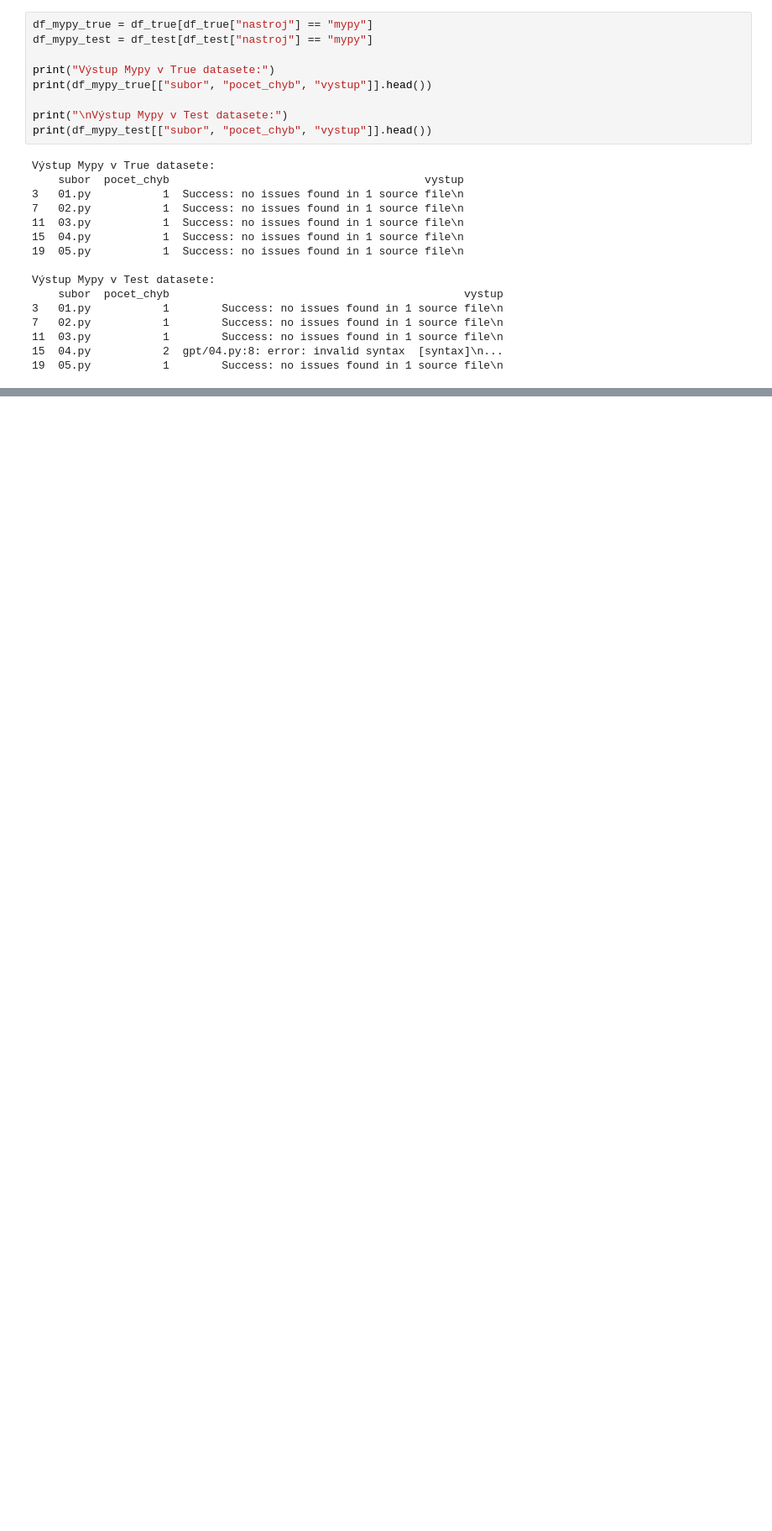
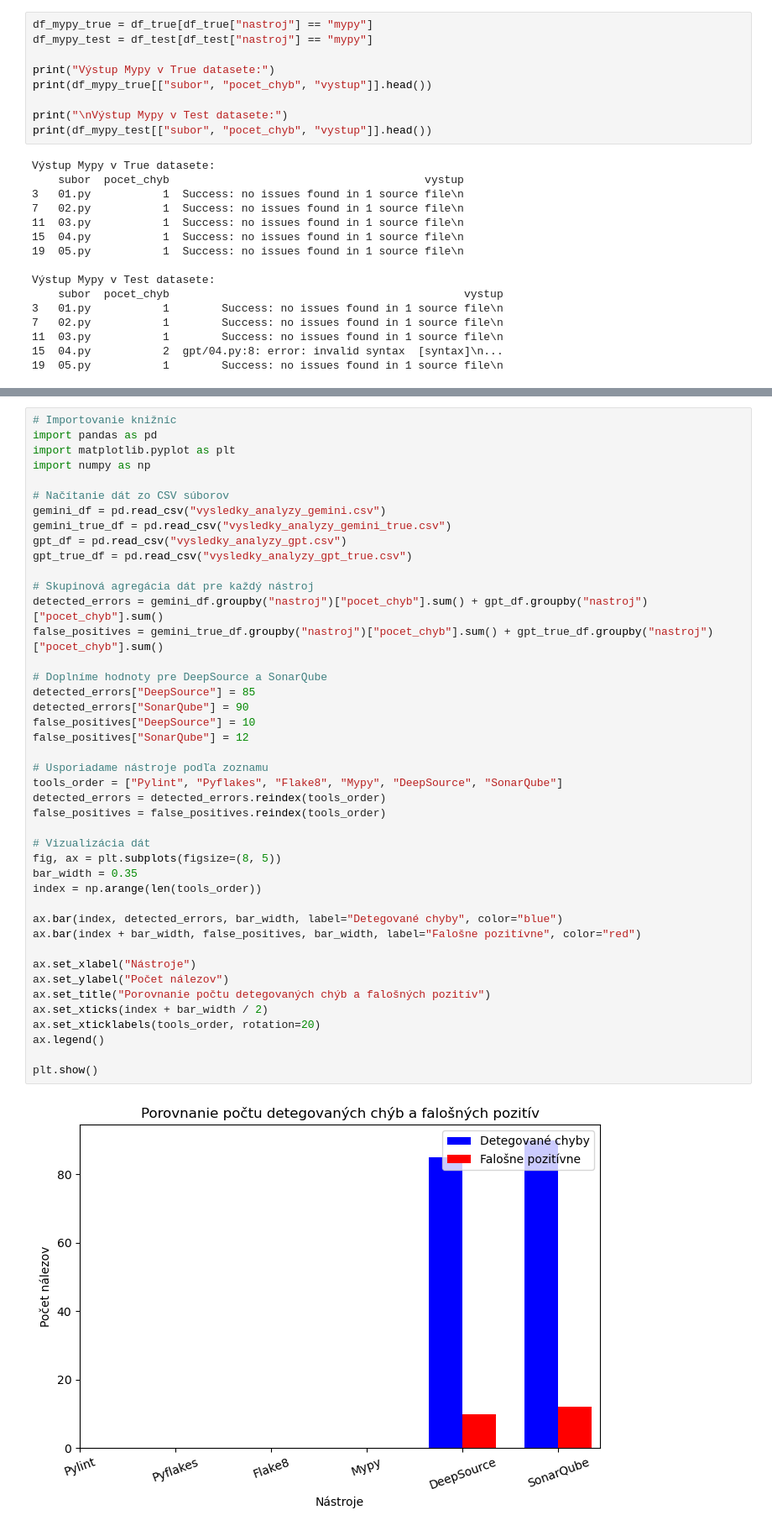
Before and after one commit to hudectomas/bc, a Jupyter notebook: notebooks/ZakladneNastroje.ipynb, the cells around one changed output, grey strips where cells are left out. Shown at 84% size. Drawn from its saved outputs; the diff is of its cells as text; blank space fills up the shorter version.

```diff
--- a/notebooks/ZakladneNastroje.ipynb
+++ b/notebooks/ZakladneNastroje.ipynb
@@ -147,0 +205,45 @@ Výstup Mypy v Test datasete:
+# %%
+# Importovanie knižníc
+import pandas as pd
+import matplotlib.pyplot as plt
+import numpy as np
+
+# Načítanie dát zo CSV súborov
+gemini_df = pd.read_csv("vysledky_analyzy_gemini.csv")
+gemini_true_df = pd.read_csv("vysledky_analyzy_gemini_true.csv")
+gpt_df = pd.read_csv("vysledky_analyzy_gpt.csv")
+gpt_true_df = pd.read_csv("vysledky_analyzy_gpt_true.csv")
+
+# Skupinová agregácia dát pre každý nástroj
+detected_errors = gemini_df.groupby("nastroj")["pocet_chyb"].sum() + gpt_df.groupby("nastroj")["pocet_chyb"].sum()
+false_positives = gemini_true_df.groupby("nastroj")["pocet_chyb"].sum() + gpt_true_df.groupby("nastroj")["pocet_chyb"].sum()
+
+# Doplníme hodnoty pre DeepSource a SonarQube
+detected_errors["DeepSource"] = 85
+detected_errors["SonarQube"] = 90
+false_positives["DeepSource"] = 10
+false_positives["SonarQube"] = 12
+
+# Usporiadame nástroje podľa zoznamu
+tools_order = ["Pylint", "Pyflakes", "Flake8", "Mypy", "DeepSource", "SonarQube"]
+detected_errors = detected_errors.reindex(tools_order)
+false_positives = false_positives.reindex(tools_order)
+
+# Vizualizácia dát
+fig, ax = plt.subplots(figsize=(8, 5))
+bar_width = 0.35
+index = np.arange(len(tools_order))
+
+ax.bar(index, detected_errors, bar_width, label="Detegované chyby", color="blue")
+ax.bar(index + bar_width, false_positives, bar_width, label="Falošne pozitívne", color="red")
+
+ax.set_xlabel("Nástroje")
+ax.set_ylabel("Počet nálezov")
+ax.set_title("Porovnanie počtu detegovaných chýb a falošných pozitív")
+ax.set_xticks(index + bar_width / 2)
+ax.set_xticklabels(tools_order, rotation=20)
+ax.legend()
+
+plt.show()
+# %% [output]
+[figure, added]
```
Also changed, not shown: parts of 13 cells of this notebook, 3 other files.
